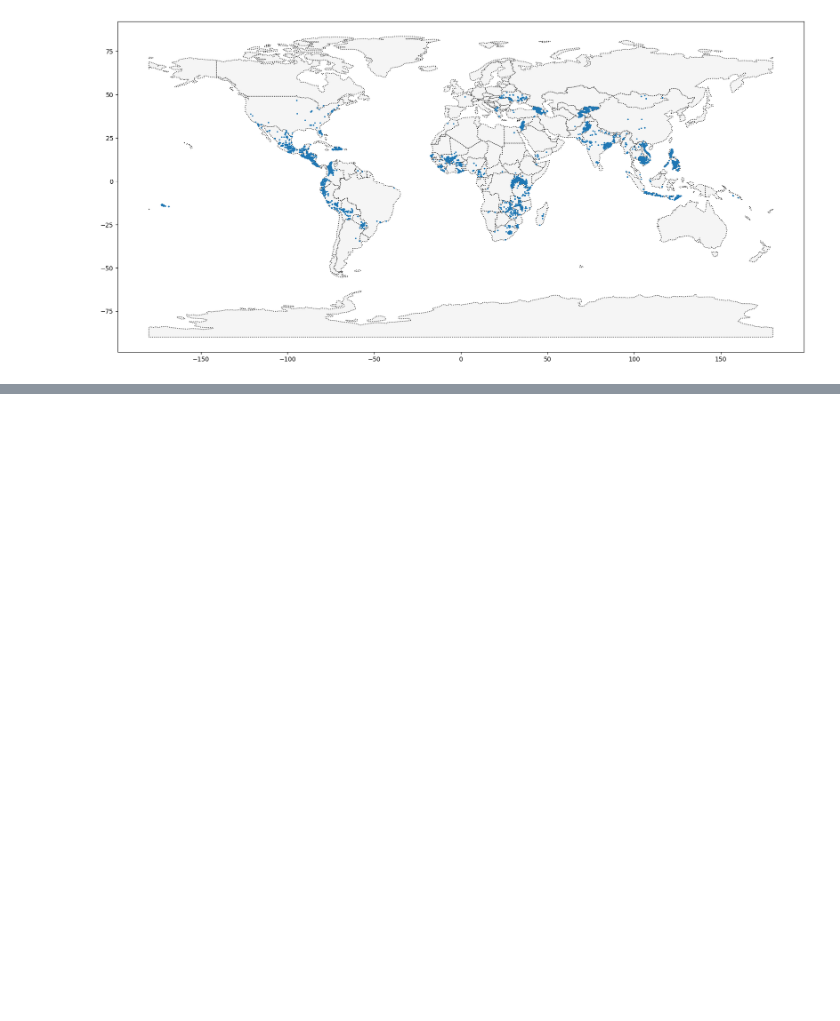
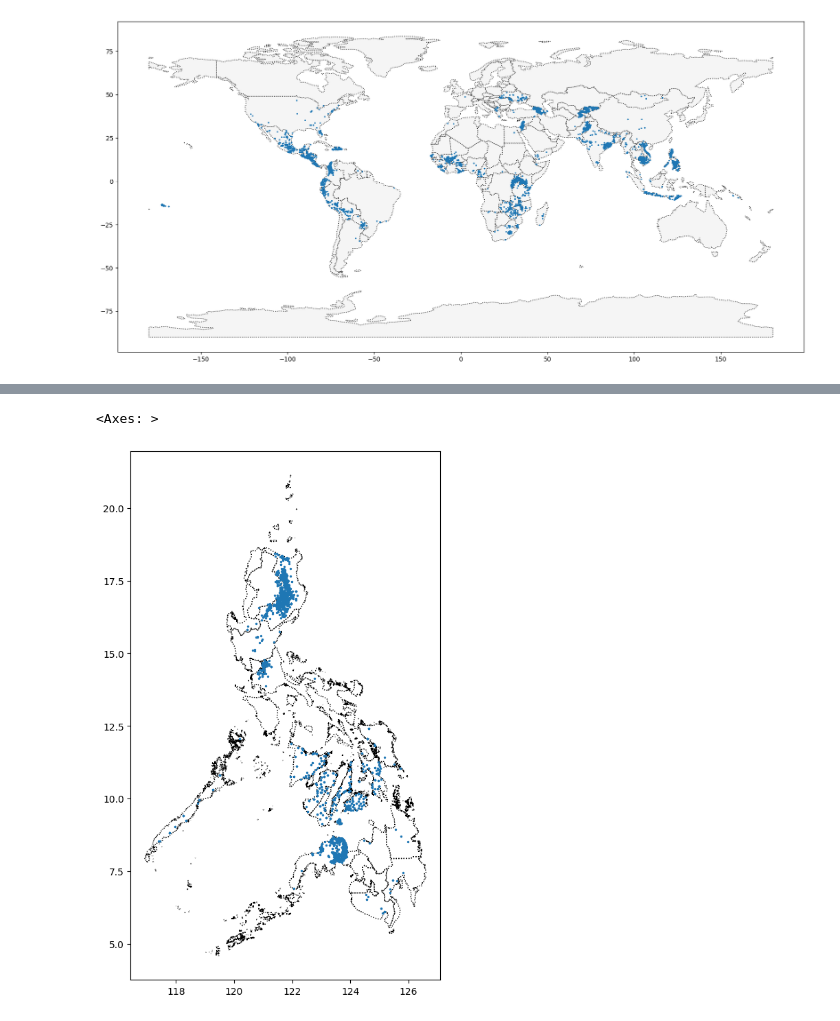
Before and after one commit to iamtarunshyam/Geospatial_Data, a Jupyter notebook: kiva-loans.ipynb, the cells around one changed output, grey strips where cells are left out. Saved outputs shown, nothing was run; the diff lists cells and outputs as text; code cells hidden in the pictures; blank space fills up the shorter version.

```diff
--- a/kiva-loans.ipynb
+++ b/kiva-loans.ipynb
@@ -127,0 +179,6 @@ world_loans.plot(ax=ax, markersize=2)
+# %%
+ax = PHL.plot(figsize=(10,10), color='none',linestyle=':',edgecolor='black')
+PHL_loans.plot(ax=ax, markersize=2)
+# %% [output]
+<Axes: >
+[figure, added]
```
Also changed, not shown: parts of 9 cells of this notebook.
